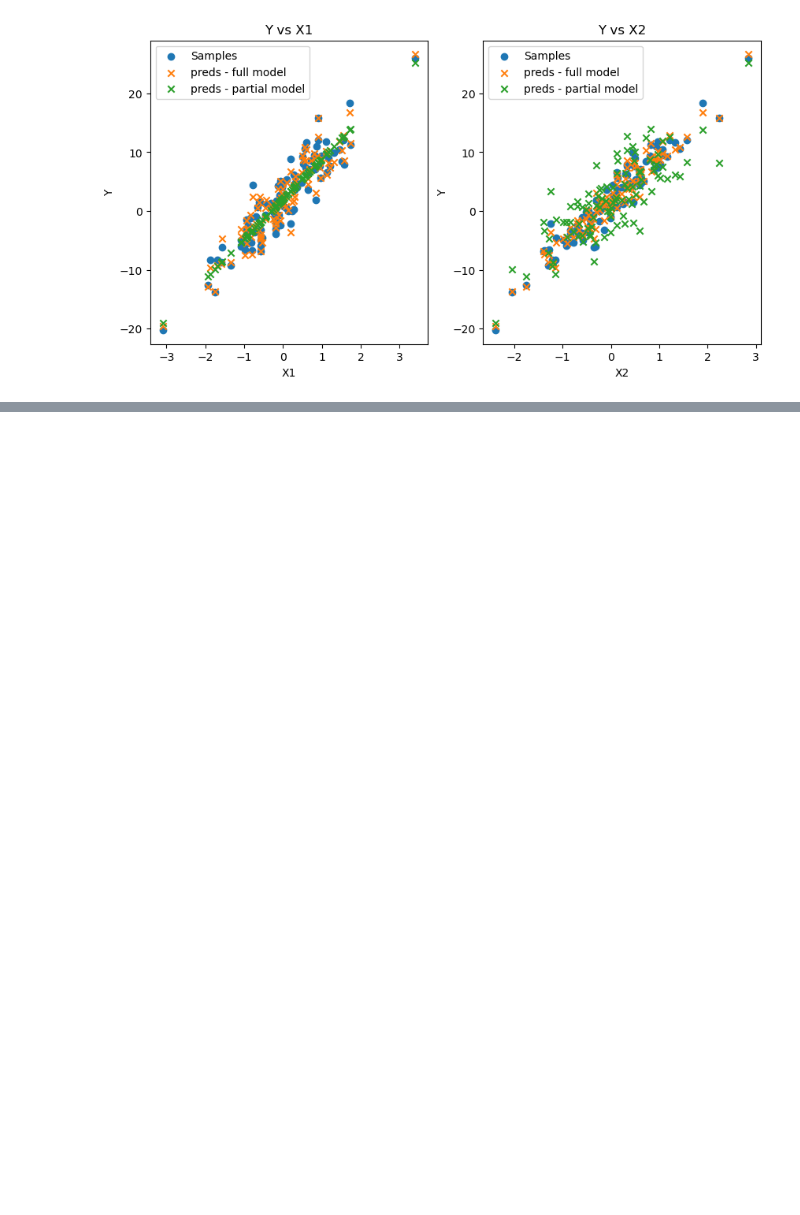
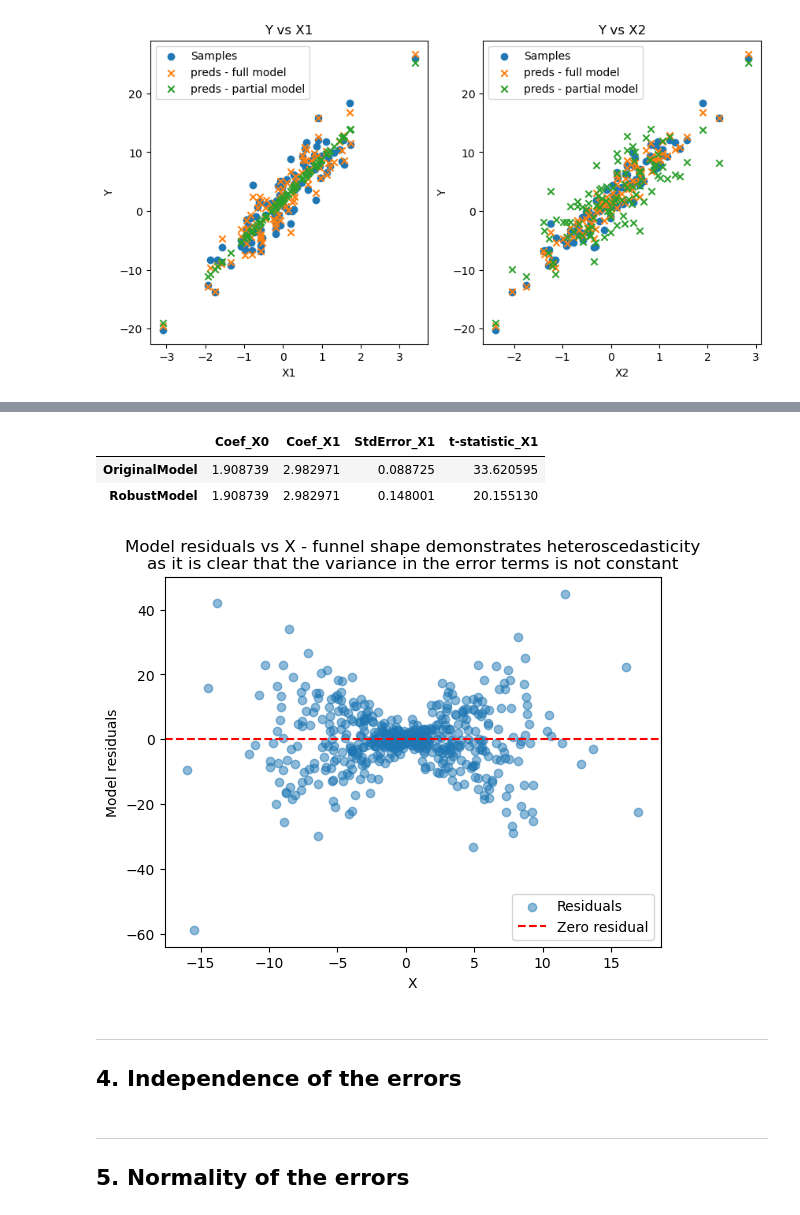
Before and after one commit to TomJHarrison/IntroToStatisticalLearning, a Jupyter notebook: Chapter3/LinRegAssumptions.ipynb, the cells around one changed output, grey strips where cells are left out. Saved outputs shown, nothing was run; the diff lists cells and outputs as text; code cells hidden in the pictures; blank space fills up the shorter version.

```diff
--- a/Chapter3/LinRegAssumptions.ipynb
+++ b/Chapter3/LinRegAssumptions.ipynb
@@ -84,0 +265,58 @@ for ax, x in zip((ax1, ax2), ("X1", "X2")):
+# %%
+np.random.seed(666)
+
+# Sample size
+n = 500
+
+# Predictor
+X = np.random.normal(0, 5, n)
+
+# Create heteroscedastic errors: variance grows with |X|
+eps = np.random.normal(0, 1 + 2*abs(X), n)
+
+# True model
+beta0, beta1 = 2, 3
+Y = beta0 + beta1*X + eps
+
+# Fit OLS
+X_design = sm.add_constant(X)
+model_original = sm.OLS(Y, X_design).fit()
+
+# Fit OLS with robust (HC3) standard errors
+model_robust = model_original.get_robustcov_results(cov_type="HC3")
+
+
+pd.DataFrame(
+    [
+        list(model.params) + [model.bse[-1], model.tvalues[-1]]
+        for model in [model_original, model_robust]
+    ], columns=[
+        "Coef_X0",
+        "Coef_X1",
+        "StdError_X1",
+        "t-statistic_X1",
+    ], index=["OriginalModel", "RobustModel"]
+)
+# %% [output]
+|  | Coef_X0 | Coef_X1 | StdError_X1 | t-statistic_X1 |
+| OriginalModel | 1.908739 | 2.982971 | 0.088725 | 33.620595 |
+| RobustModel | 1.908739 | 2.982971 | 0.148001 | 20.155130 |
+# %%
+fig, ax = plt.subplots()
+
+ax.scatter(X, model_original.resid, alpha=0.5, label="Residuals")
+ax.axhline(0, color="red", linestyle="--", label="Zero residual")
+ax.set_xlabel("X")
+ax.set_ylabel("Model residuals")
+ax.set_title("Model residuals vs X - funnel shape demonstrates heteroscedasticity\nas it is clear that the variance in the error terms is not constant");
+ax.legend();
+# %% [output]
+[figure, added]
+# %% [markdown]
+--------
+
+## 4. Independence of the errors
+# %% [markdown]
+--------
+
+## 5. Normality of the errors
```
Also changed, not shown: parts of 12 cells of this notebook.
